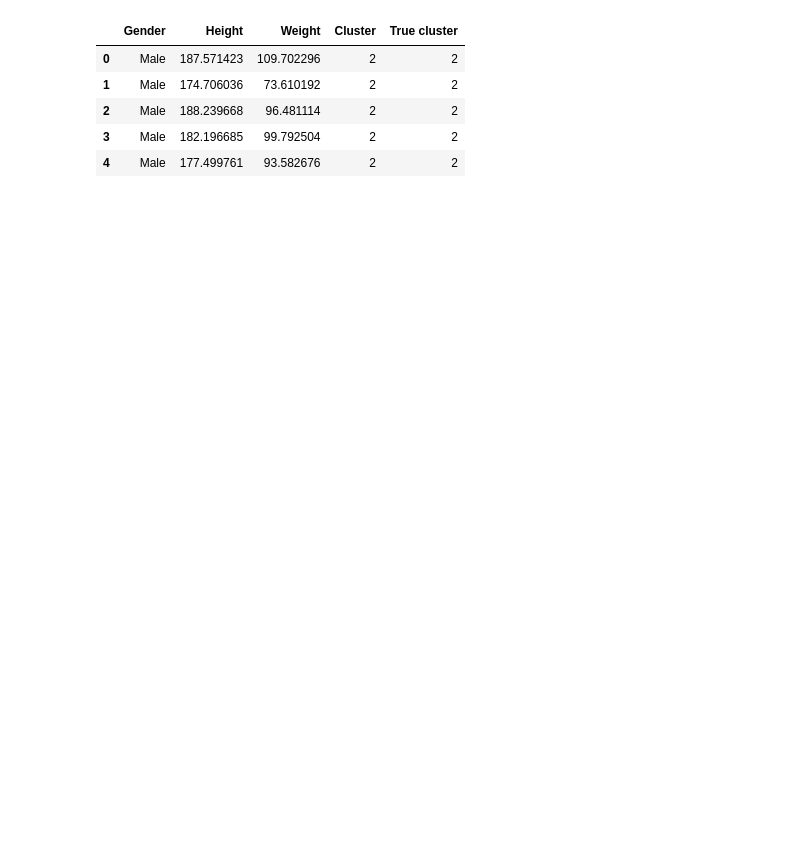
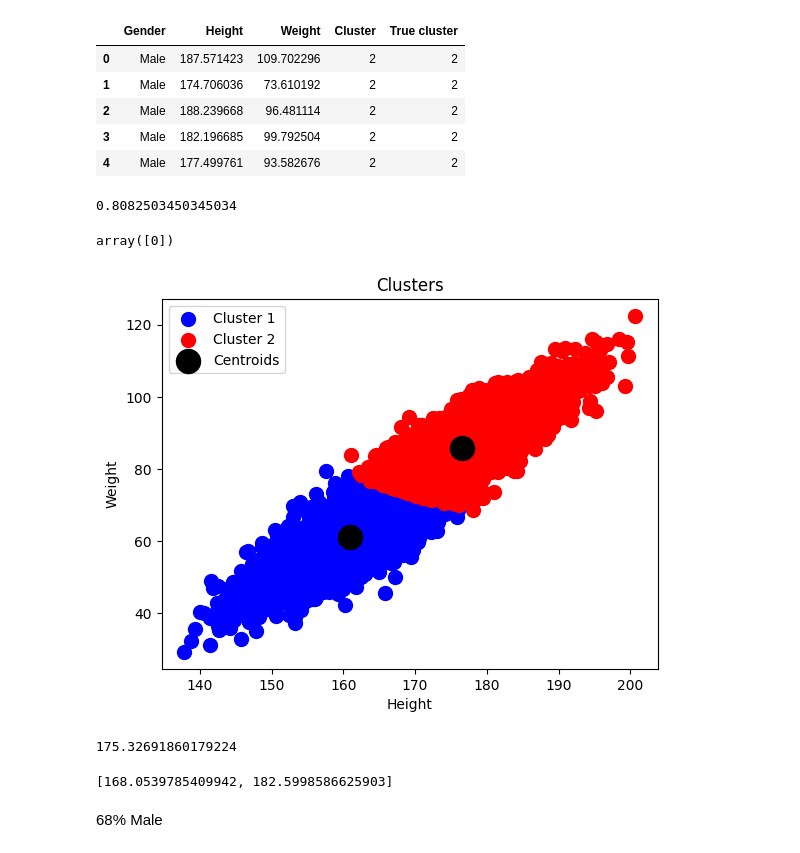
Before and after one commit to reallyShould/Prac, a Jupyter notebook: i.ipynb, the cells around one changed output. Drawn from its saved outputs; the diff is of its cells as text; code cells hidden in the pictures; blank space fills up the shorter version.

```diff
--- a/i.ipynb
+++ b/i.ipynb
@@ -313,3 +296,31 @@ df2.head()
 | 2 | Male | 188.239668 | 96.481114 | 2 | 2 |
 | 3 | Male | 182.196685 | 99.792504 | 2 | 2 |
 | 4 | Male | 177.499761 | 93.582676 | 2 | 2 |
+# %%
+print(rand_score(true_clusters, y_kmeans))
+kmeans.predict([[174, 54]])
+# %% [output]
+0.8082503450345034
+array([0])
+# %%
+plt.scatter(X[y_kmeans == 0, 0], X[y_kmeans == 0, 1], s = 100, c = 'blue', label = 'Cluster 1')
+plt.scatter(X[y_kmeans == 1, 0], X[y_kmeans == 1, 1], s = 100, c = 'red', label = 'Cluster 2')
+plt.scatter(kmeans.cluster_centers_[:, 0], kmeans.cluster_centers_[:, 1], s = 300, c = 'black', label = 'Centroids')
+
+plt.title('Clusters')
+plt.xlabel('Height')
+plt.ylabel('Weight')
+plt.legend()
+
+plt.show()
+# %% [output]
+[figure, added]
+# %%
+mean = stat.mean(dfMale['Height'])
+print(mean)
+sigm = stat.stdev(dfMale['Height'])
+oneDist = [mean-sigm, mean+sigm]
+oneDist
+# %% [output]
+175.32691860179224
+[168.0539785409942, 182.5998586625903]
@@ -315,0 +330,2 @@ df2.head()
+# %% [markdown]
+68% Male
```
Also changed, not shown: parts of 27 cells of this notebook, 1 other file.
